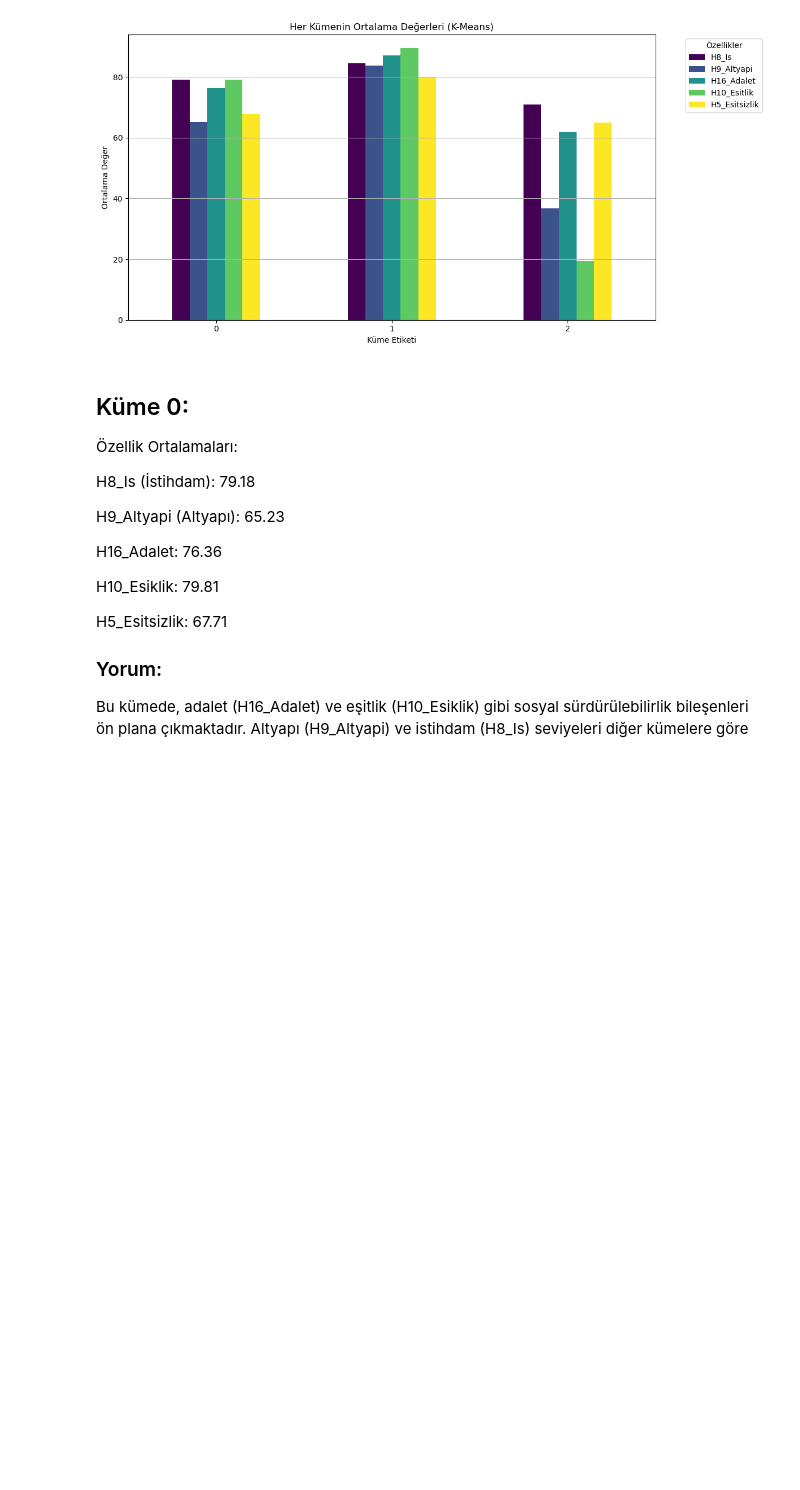
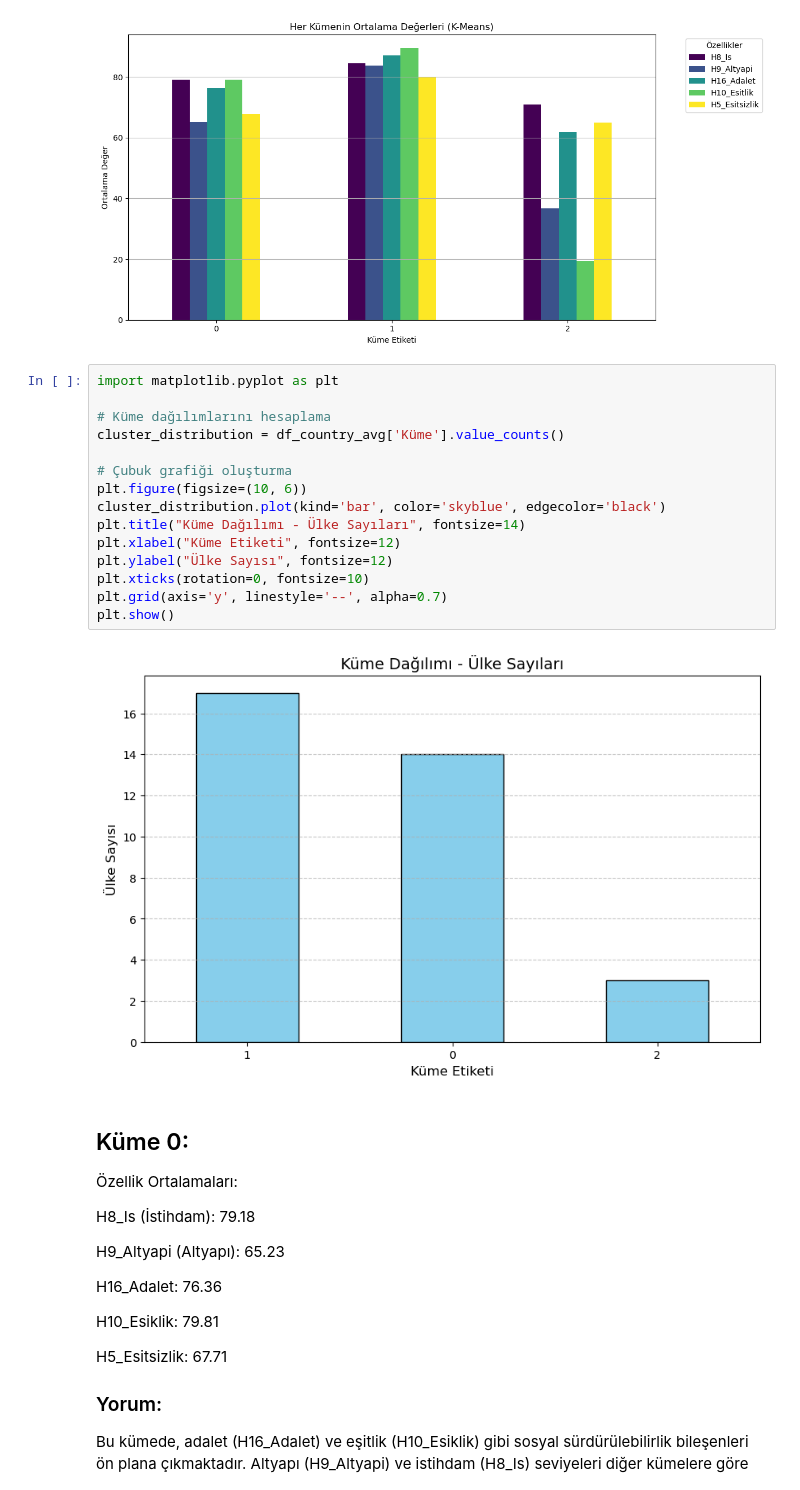
Before and after one commit to onuralcaa/Machine_Learning_Project_1, a Jupyter notebook: deneme/New_1.ipynb, the cells around one changed output. Drawn from its saved outputs; the diff is of its cells as text; blank space fills up the shorter version.

```diff
--- a/deneme/New_1.ipynb
+++ b/deneme/New_1.ipynb
@@ -592,6 +524,23 @@ plt.show()
 # %% [output]
 [figure]
 [figure]
+# %%
+import matplotlib.pyplot as plt
+
+# Küme dağılımlarını hesaplama
+cluster_distribution = df_country_avg['Küme'].value_counts()
+
+# Çubuk grafiği oluşturma
+plt.figure(figsize=(10, 6))
+cluster_distribution.plot(kind='bar', color='skyblue', edgecolor='black')
+plt.title("Küme Dağılımı - Ülke Sayıları", fontsize=14)
+plt.xlabel("Küme Etiketi", fontsize=12)
+plt.ylabel("Ülke Sayısı", fontsize=12)
+plt.xticks(rotation=0, fontsize=10)
+plt.grid(axis='y', linestyle='--', alpha=0.7)
+plt.show()
+# %% [output]
+[figure, added]
 # %% [markdown]
 ## Küme 0:
 
```
Also changed, not shown: parts of 24 cells of this notebook, 2 other files.
